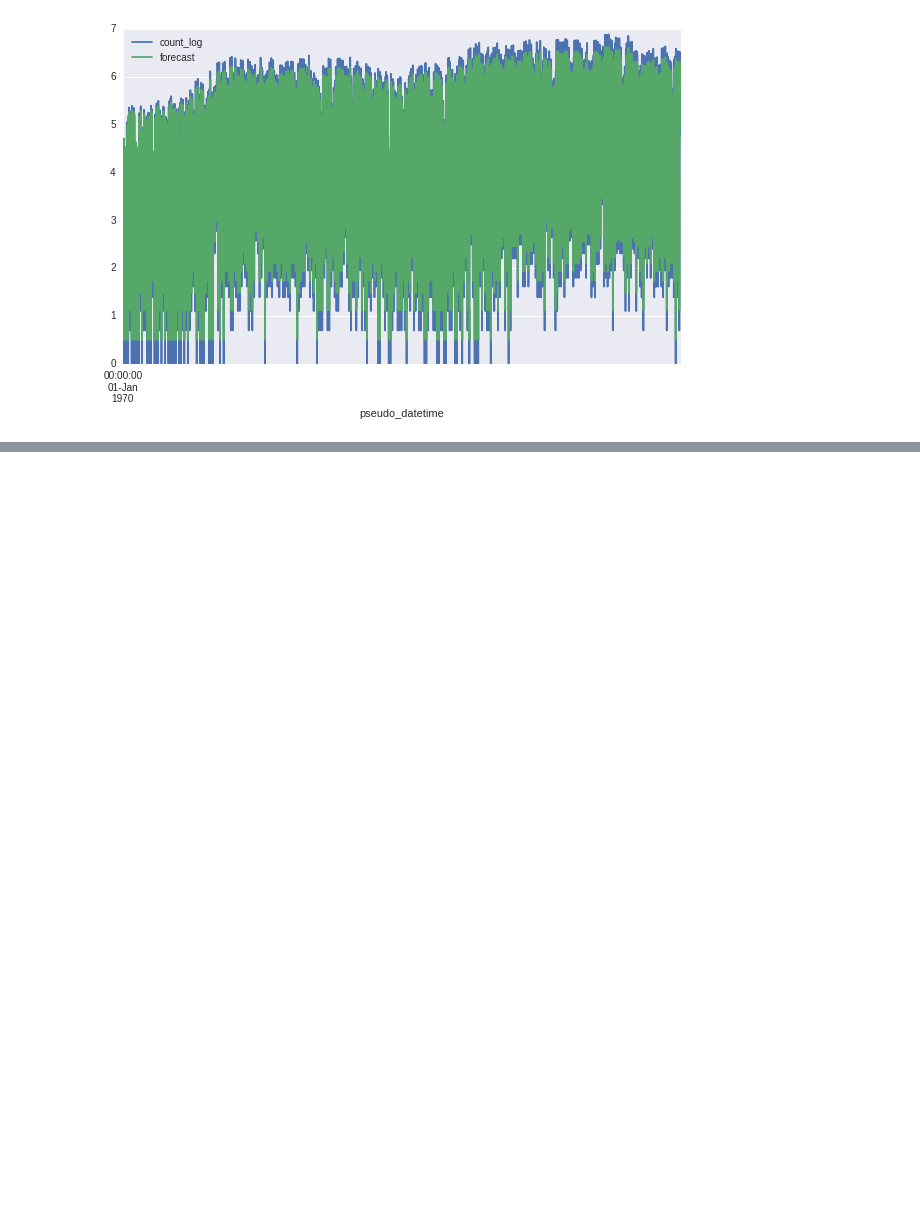
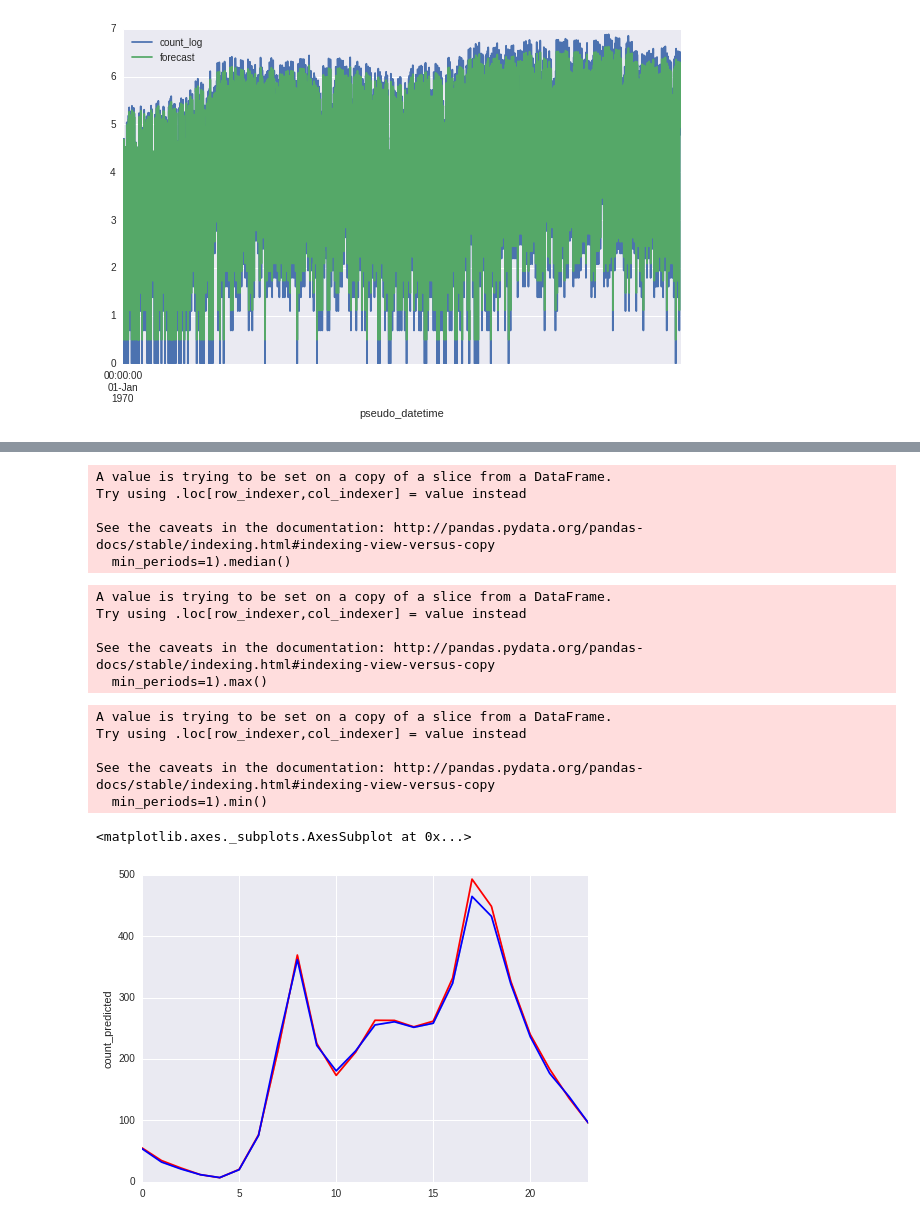
Before and after one commit to jakubczakon/bike_sharing_demand, a Jupyter notebook: notebooks/jungle/exploration_zoo.ipynb, the cells around one changed output, grey strips where cells are left out. Saved outputs shown, nothing was run; the diff lists cells and outputs as text; code cells hidden in the pictures; blank space fills up the shorter version.

Commit message:
added gradient boosted regressor, tried training on log count

```diff
--- a/notebooks/jungle/exploration_zoo.ipynb
+++ b/notebooks/jungle/exploration_zoo.ipynb
@@ -319,0 +362,56 @@ arima_model.predict()
+# %%
+et = prep.ExtractTimes()
+train = et.fit_transform(train)
+valid = et.transform(valid)
+# %%
+for lag in [10,100,1000]:
+    atemp_lagger = prep.LaggingMedian(colname = "atemp",
+                                      lag = lag,
+                                      mode = "day")
+    train = atemp_lagger.fit_transform(train)
+    valid = atemp_lagger.transform(valid)
+# %% [output]
+A value is trying to be set on a copy of a slice from a DataFrame.
+Try using .loc[row_indexer,col_indexer] = value instead
+
+See the caveats in the documentation: http://pandas.pydata.org/pandas-docs/stable/indexing.html#indexing-view-versus-copy
+  min_periods=1).median()
+# %%
+for lag in [10,100,1000]:
+    atemp_lagger = prep.LaggingMax(colname = "atemp",
+                                      lag = lag,
+                                      mode = "day")
+    train = atemp_lagger.fit_transform(train)
+    valid = atemp_lagger.transform(valid)
+# %% [output]
+A value is trying to be set on a copy of a slice from a DataFrame.
+Try using .loc[row_indexer,col_indexer] = value instead
+
+See the caveats in the documentation: http://pandas.pydata.org/pandas-docs/stable/indexing.html#indexing-view-versus-copy
+  min_periods=1).max()
+# %%
+for lag in [10,100,1000]:
+    atemp_lagger = prep.LaggingMin(colname = "atemp",
+                                      lag = lag,
+                                      mode = "day")
+    train = atemp_lagger.fit_transform(train)
+    valid = atemp_lagger.transform(valid)
+# %% [output]
+A value is trying to be set on a copy of a slice from a DataFrame.
+Try using .loc[row_indexer,col_indexer] = value instead
+
+See the caveats in the documentation: http://pandas.pydata.org/pandas-docs/stable/indexing.html#indexing-view-versus-copy
+  min_periods=1).min()
+# %%
+valid_by_hour_true = valid.groupby( [ "time_hour"] ).mean()["count"]
+valid_by_hour_pred = valid.groupby( [ "time_hour"] ).mean()["count_predicted"]
+train_by_hour_true = train.groupby( [ "time_hour"] ).mean()["count"]
+train_by_hour_pred = train.groupby( [ "time_hour"] ).mean()["count_predicted"]
+
+sns.tsplot(data = valid_by_hour_true,value = "count",color="red")
+sns.tsplot(data = valid_by_hour_pred,value = "count_predicted",color="blue")
+# sns.tsplot(data = train_by_hour_true,value = "count",color="orange")
+# sns.tsplot(data = train_by_hour_pred,value = "count_predicted",color="green")
+# %% [output]
+<matplotlib.axes._subplots.AxesSubplot at 0x...>
+[figure, added]
```
Also changed, not shown: parts of 24 cells of this notebook, 13 other files.
